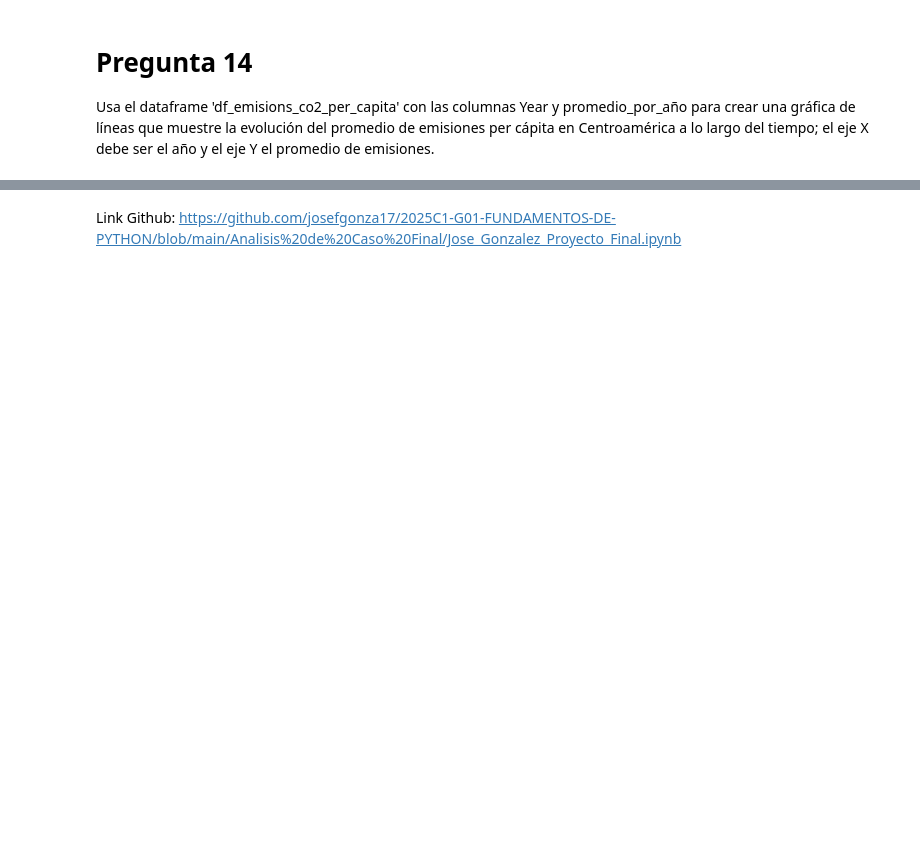
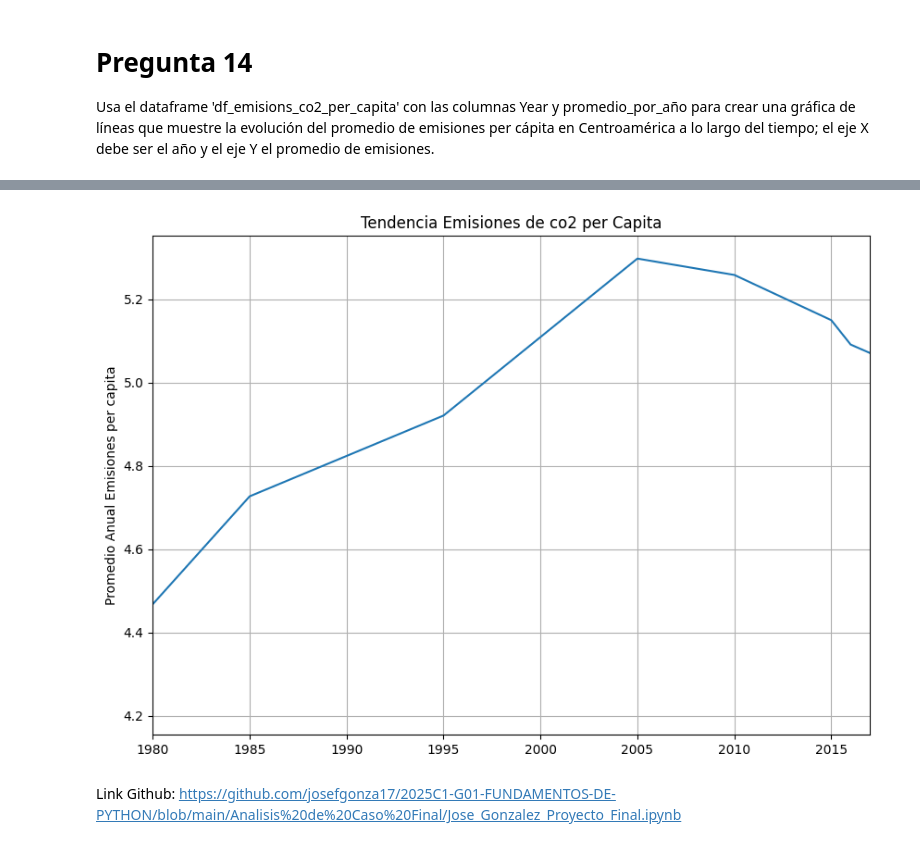
Before and after one commit to josefgonza17/2025C1-G01-FUNDAMENTOS-DE-PYTHON, a Jupyter notebook: Analisis de Caso Final/Jose_Gonzalez_Proyecto_Final.ipynb, the cells around one changed output, grey strips where cells are left out. Saved outputs shown, nothing was run; the diff lists cells and outputs as text; code cells hidden in the pictures; blank space fills up the shorter version.

```diff
--- a/Analisis de Caso Final/Jose_Gonzalez_Proyecto_Final.ipynb
+++ b/Analisis de Caso Final/Jose_Gonzalez_Proyecto_Final.ipynb
@@ -297,2 +365,18 @@ Usa el dataframe  'df_emisions_co2_per_capita' con las columnas Year y promedio_
+# %%
+# Coloque el código que responda a la pregunta aqui exactamente lo que se pregunta
+import matplotlib.pyplot as plt
+
+promedio_anual = df_emisions_co2_per_capita.groupby("Year")["Value"].mean()
+
+promedio_anual
+
+plt.figure(figsize=(10,7))
+plt.plot(promedio_anual)
+plt.ylabel("Promedio Anual Emisiones per capita")
+plt.title("Tendencia Emisiones de co2 per Capita")
+plt.xlim(1980,2017)
+plt.grid()
+# %% [output]
+[figure, added]
 # %% [markdown]
 Link Github: https://github.com/josefgonza17/2025C1-G01-FUNDAMENTOS-DE-PYTHON/blob/main/Analisis%20de%20Caso%20Final/Jose_Gonzalez_Proyecto_Final.ipynb
```
Also changed, not shown: parts of 7 cells of this notebook.
